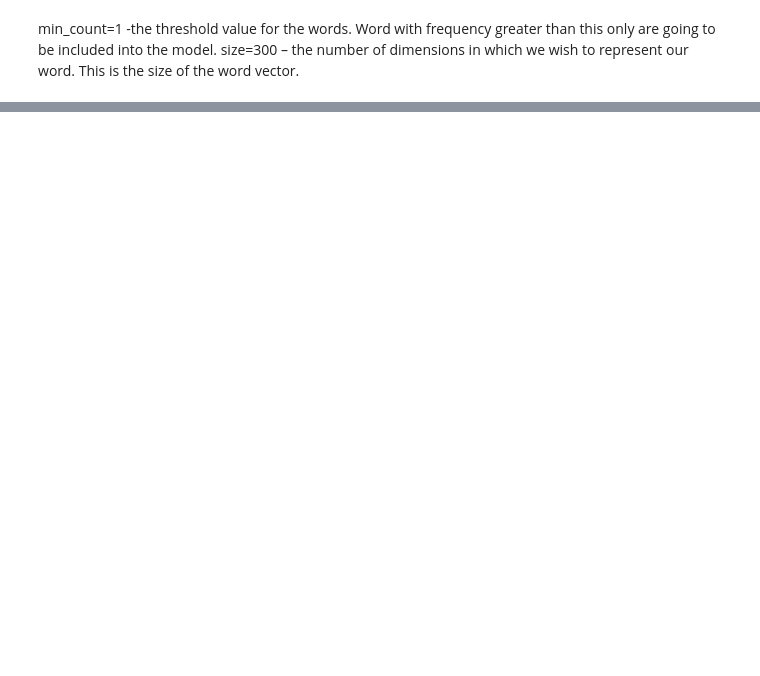
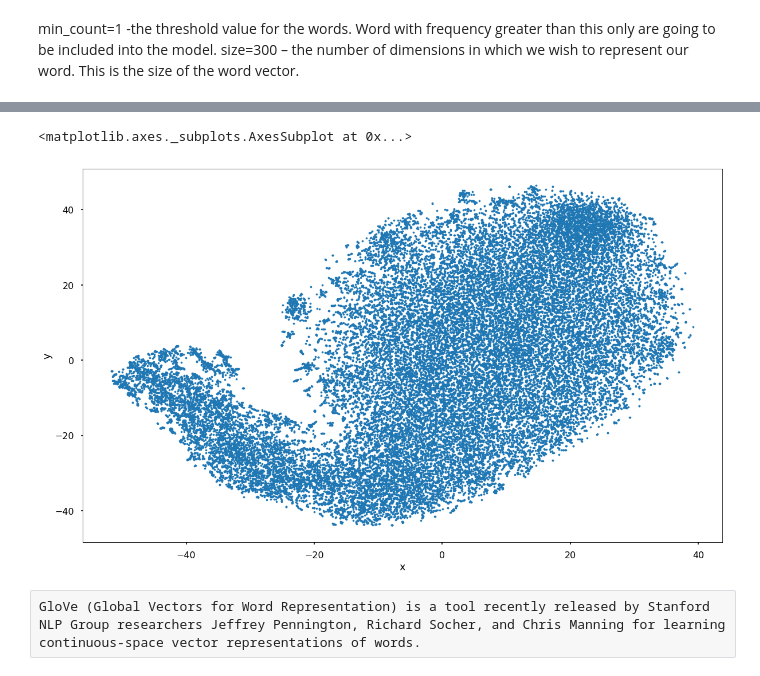
Before and after one commit to msd495/Machine-learning-from-0-to-1, a Jupyter notebook: Word2vec.ipynb, the cells around one changed output, grey strips where cells are left out. Saved outputs shown, nothing was run; the diff lists cells and outputs as text; code cells hidden in the pictures; blank space fills up the shorter version.

```diff
--- a/Word2vec.ipynb
+++ b/Word2vec.ipynb
@@ -31,0 +78,16 @@ print (a1)
+# %%
+tsne = TSNE(n_components=2, random_state=0)
+all_word_vectors_matrix = model.wv.syn0
+# %%
+all_word_vectors_matrix_2d = tsne.fit_transform(all_word_vectors_matrix)
+# %%
+points = pd.DataFrame(
+    [
+        (word, coords[0], coords[1])
+        for word, coords in [
+            (word, all_word_vectors_matrix_2d[model.wv.vocab[word].index])
+            for word in model.wv.vocab
+        ]
+    ],
+    columns=["word", "x", "y"]
+)
@@ -31,0 +108,9 @@ print (a1)
+# %%
+import seaborn as sns
+sns.set_context("poster")
+points.plot.scatter("x", "y", s=10, figsize=(20, 12))
+# %% [output]
+<matplotlib.axes._subplots.AxesSubplot at 0x...>
+[figure, added]
+# %% [raw]
+GloVe (Global Vectors for Word Representation) is a tool recently released by Stanford NLP Group researchers Jeffrey Pennington, Richard Socher, and Chris Manning for learning continuous-space vector representations of words.
```
Also changed, not shown: parts of 9 cells of this notebook, 4 other files.
